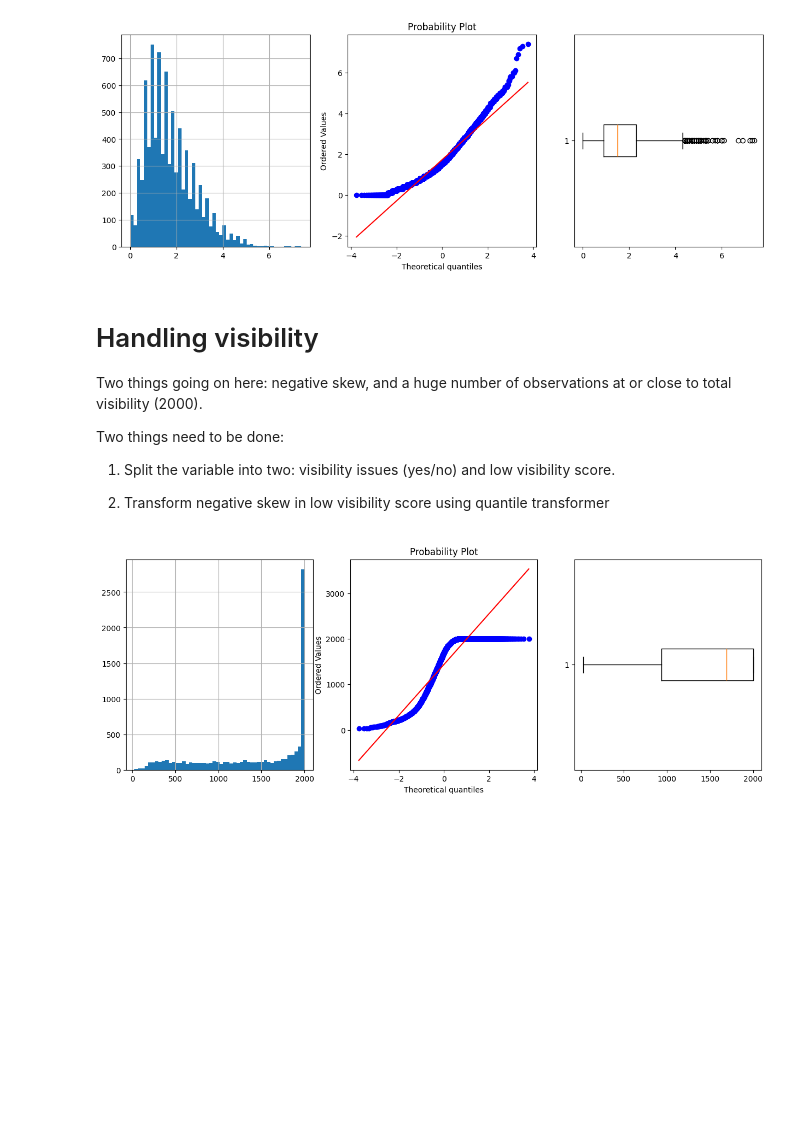
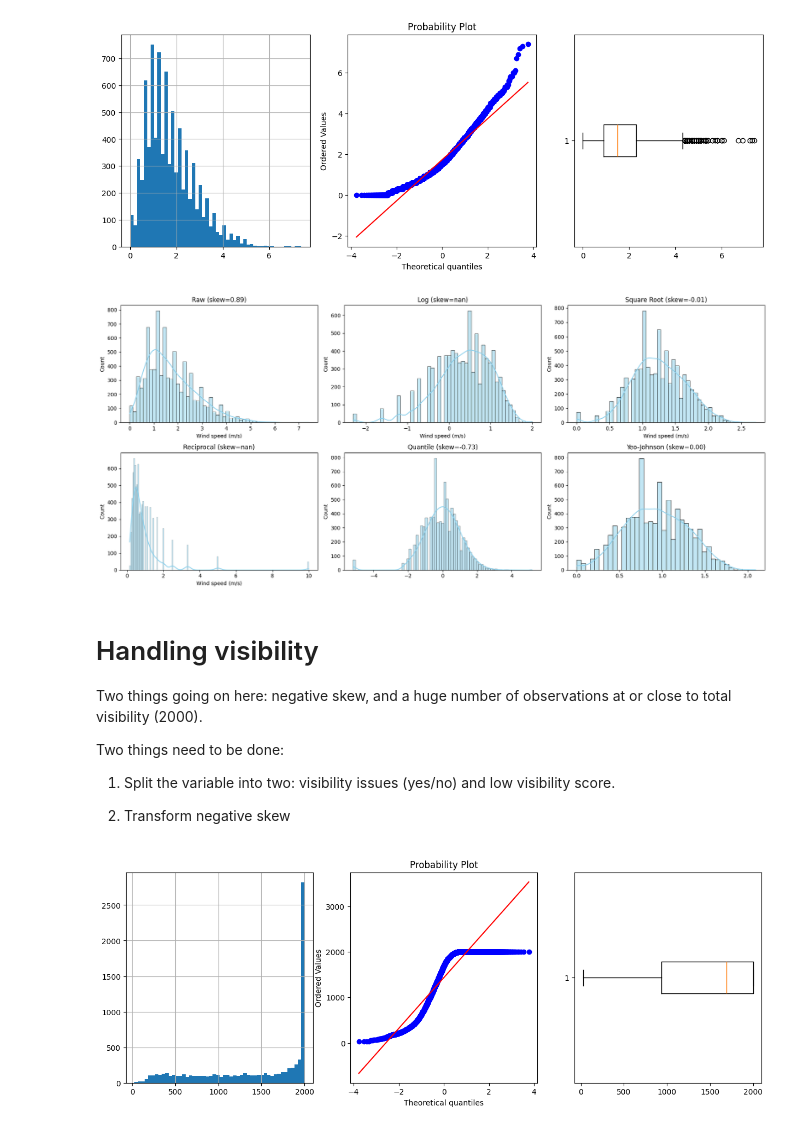
Before and after one commit to ditp01/bicycles-seoul, a Jupyter notebook: notebooks/2.2-ditp-preprocessing-pipeline.ipynb, the cells around one changed output. Cells and saved outputs as stored; diff of their text form; code cells hidden in the pictures; blank space fills up the shorter version.

```diff
--- a/notebooks/2.2-ditp-preprocessing-pipeline.ipynb
+++ b/notebooks/2.2-ditp-preprocessing-pipeline.ipynb
@@ -114,6 +204,10 @@ Square root transformation.
 plotvar(df,'Wind speed (m/s)')
 # %% [output]
 [figure]
+# %%
+transform_and_plot(df, "Wind speed (m/s)")
+# %% [output]
+[figure, added]
 # %% [markdown]
 # Handling visibility
 
@@ -123,7 +217,7 @@ Two things need to be done:
 
 1. Split the variable into two: visibility issues (yes/no) and low visibility score.
 
-2. Transform negative skew in low visibility score using quantile transformer
+2. Transform negative skew
 # %%
 plotvar(df,'Visibility (10m)')
 # %% [output]
```
Also changed, not shown: parts of 24 cells of this notebook.
